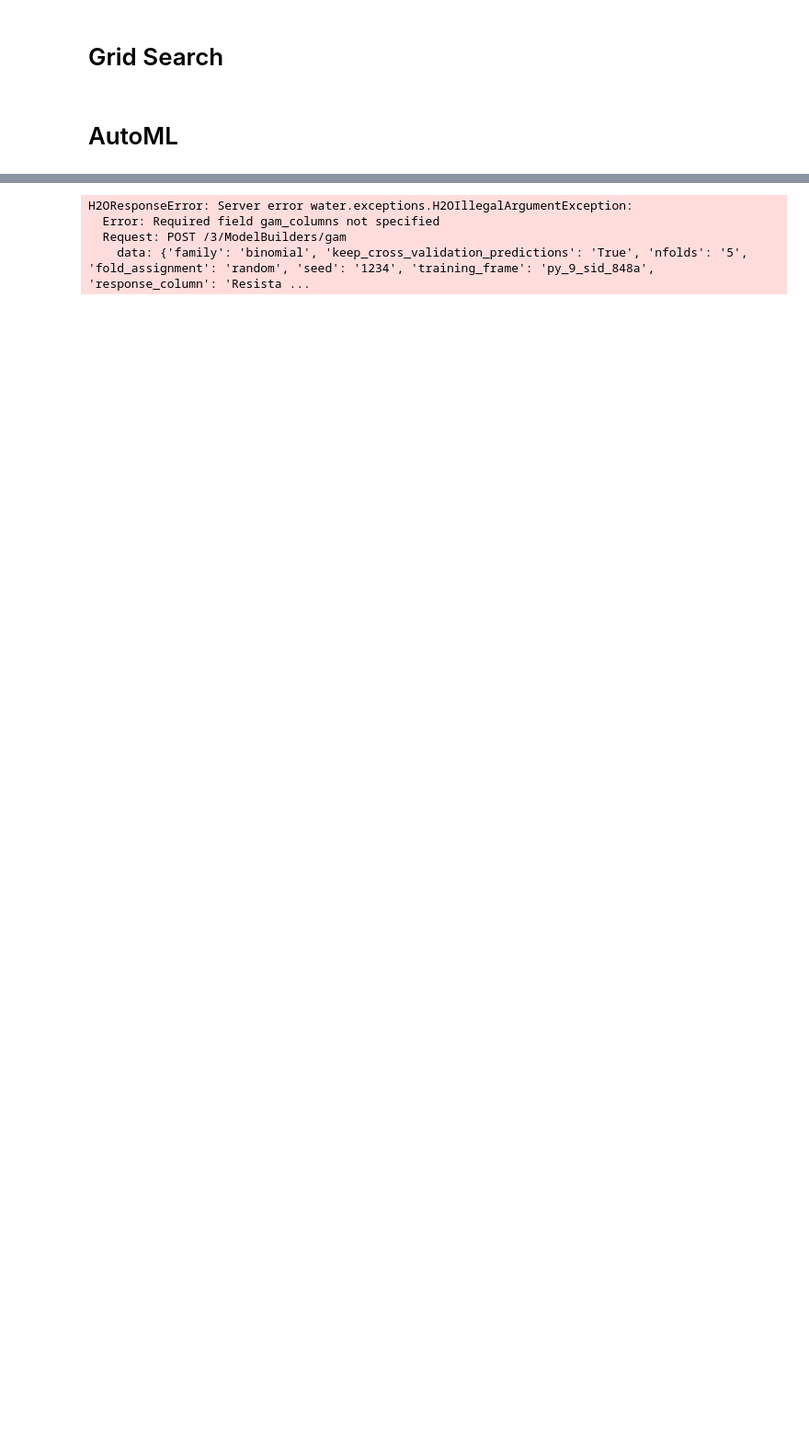
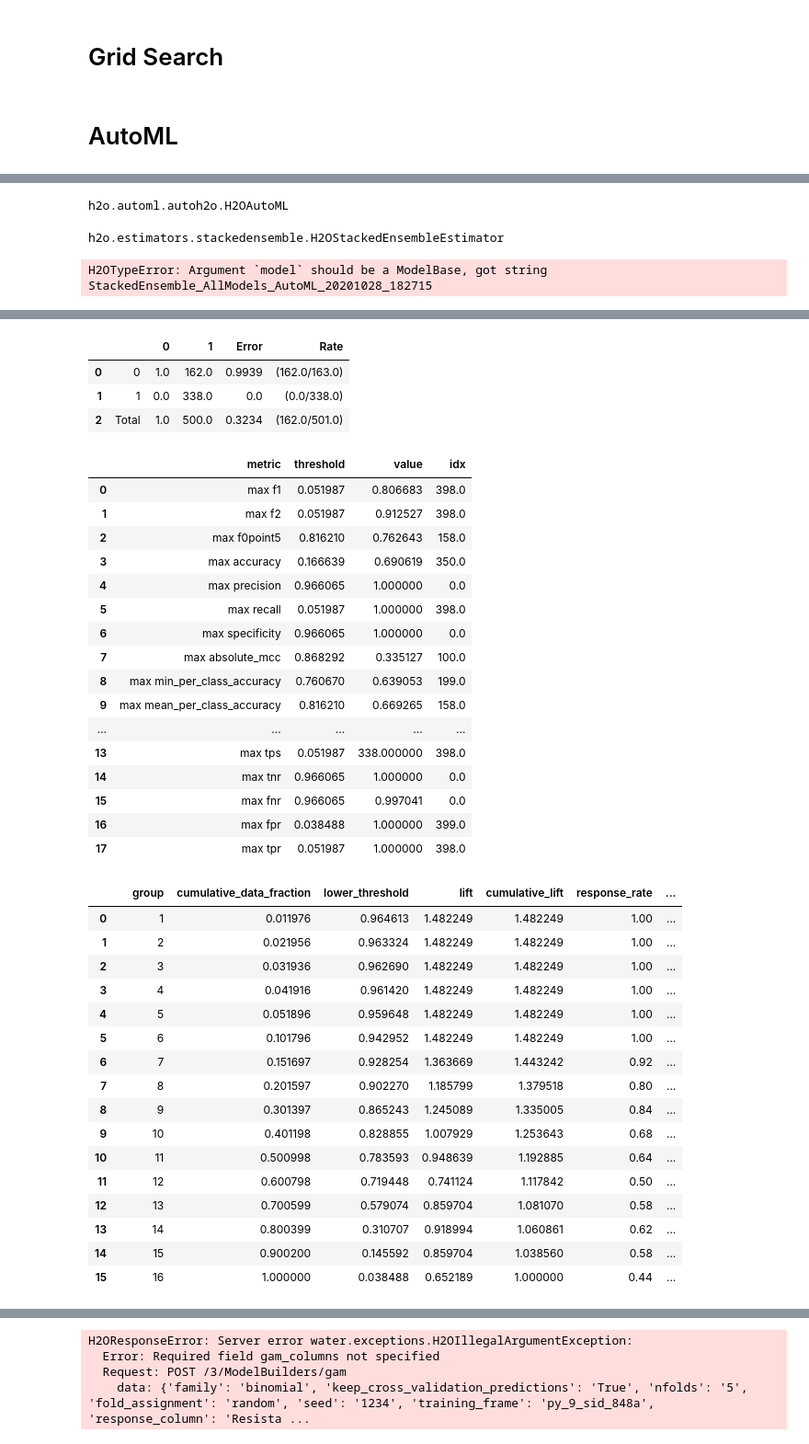
Before and after one commit to abhi18av/LJMU_Masters_Dissertation, a Jupyter notebook: src/notebooks/mono_resistance_model_development_h2o.ipynb, the cells around one changed output, grey strips where cells are left out. Shown at 92% size. Drawn from its saved outputs; the diff is of its cells as text; code cells hidden in the pictures; blank space fills up the shorter version.

```diff
--- a/src/notebooks/mono_resistance_model_development_h2o.ipynb
+++ b/src/notebooks/mono_resistance_model_development_h2o.ipynb
@@ -869,7 +947,7 @@ print("Ensemble Test AUC:  {0}".format(stack_auc_test))
 # %%
 from h2o.automl import H2OAutoML
 
-base_model_count = 20
+base_model_count = 10
 
 aml = H2OAutoML(max_models=base_model_count, seed=1234, stopping_metric= 'AUC')
 aml.train(x=x, y=y, training_frame=train)
@@ -881,0 +973,8 @@ AutoML progress: |████████████████████
+# %%
+type(aml)
+# %% [output]
+h2o.automl.autoh2o.H2OAutoML
+# %%
+aml.leader
+# %% [output]
+h2o.estimators.stackedensemble.H2OStackedEnsembleEstimator
@@ -881,0 +983,7 @@ AutoML progress: |████████████████████
+# %%
+h2o.save_model(model= "StackedEnsemble_AllModels_AutoML_20201028_182715", path="../model/my_aml_se_all_models", force= True)
+# %% [output]
+H2OTypeError: Argument `model` should be a ModelBase, got string StackedEnsemble_AllModels_AutoML_20201028_182715
+# %%
+aml.leader.model_performance(test)
+# %% [output]
@@ -881,0 +1010,38 @@ AutoML progress: |████████████████████
+|  |  | 0 | 1 | Error | Rate |
+| 0 | 0 | 1.0 | 162.0 | 0.9939 | (162.0/163.0) |
+| 1 | 1 | 0.0 | 338.0 | 0.0 | (0.0/338.0) |
+| 2 | Total | 1.0 | 500.0 | 0.3234 | (162.0/501.0) |
+|  | metric | threshold | value | idx |
+| 0 | max f1 | 0.051987 | 0.806683 | 398.0 |
+| 1 | max f2 | 0.051987 | 0.912527 | 398.0 |
+| 2 | max f0point5 | 0.816210 | 0.762643 | 158.0 |
+| 3 | max accuracy | 0.166639 | 0.690619 | 350.0 |
+| 4 | max precision | 0.966065 | 1.000000 | 0.0 |
+| 5 | max recall | 0.051987 | 1.000000 | 398.0 |
+| 6 | max specificity | 0.966065 | 1.000000 | 0.0 |
+| 7 | max absolute_mcc | 0.868292 | 0.335127 | 100.0 |
+| 8 | max min_per_class_accuracy | 0.760670 | 0.639053 | 199.0 |
+| 9 | max mean_per_class_accuracy | 0.816210 | 0.669265 | 158.0 |
+| ... | ... | ... | ... | ... |
+| 13 | max tps | 0.051987 | 338.000000 | 398.0 |
+| 14 | max tnr | 0.966065 | 1.000000 | 0.0 |
+| 15 | max fnr | 0.966065 | 0.997041 | 0.0 |
+| 16 | max fpr | 0.038488 | 1.000000 | 399.0 |
+| 17 | max tpr | 0.051987 | 1.000000 | 398.0 |
+|  |  | group | cumulative_data_fraction | lower_threshold | lift | cumulative_lift | response_rate | ... |
+| 0 |  | 1 | 0.011976 | 0.964613 | 1.482249 | 1.482249 | 1.00 | ... |
+| 1 |  | 2 | 0.021956 | 0.963324 | 1.482249 | 1.482249 | 1.00 | ... |
+| 2 |  | 3 | 0.031936 | 0.962690 | 1.482249 | 1.482249 | 1.00 | ... |
+| 3 |  | 4 | 0.041916 | 0.961420 | 1.482249 | 1.482249 | 1.00 | ... |
+| 4 |  | 5 | 0.051896 | 0.959648 | 1.482249 | 1.482249 | 1.00 | ... |
+| 5 |  | 6 | 0.101796 | 0.942952 | 1.482249 | 1.482249 | 1.00 | ... |
+| 6 |  | 7 | 0.151697 | 0.928254 | 1.363669 | 1.443242 | 0.92 | ... |
+| 7 |  | 8 | 0.201597 | 0.902270 | 1.185799 | 1.379518 | 0.80 | ... |
+| 8 |  | 9 | 0.301397 | 0.865243 | 1.245089 | 1.335005 | 0.84 | ... |
+| 9 |  | 10 | 0.401198 | 0.828855 | 1.007929 | 1.253643 | 0.68 | ... |
+| 10 |  | 11 | 0.500998 | 0.783593 | 0.948639 | 1.192885 | 0.64 | ... |
+| 11 |  | 12 | 0.600798 | 0.719448 | 0.741124 | 1.117842 | 0.50 | ... |
+| 12 |  | 13 | 0.700599 | 0.579074 | 0.859704 | 1.081070 | 0.58 | ... |
+| 13 |  | 14 | 0.800399 | 0.310707 | 0.918994 | 1.060861 | 0.62 | ... |
+| 14 |  | 15 | 0.900200 | 0.145592 | 0.859704 | 1.038560 | 0.58 | ... |
+| 15 |  | 16 | 1.000000 | 0.038488 | 0.652189 | 1.000000 | 0.44 | ... |
```
Also changed, not shown: parts of 35 cells of this notebook, 1 other file.
